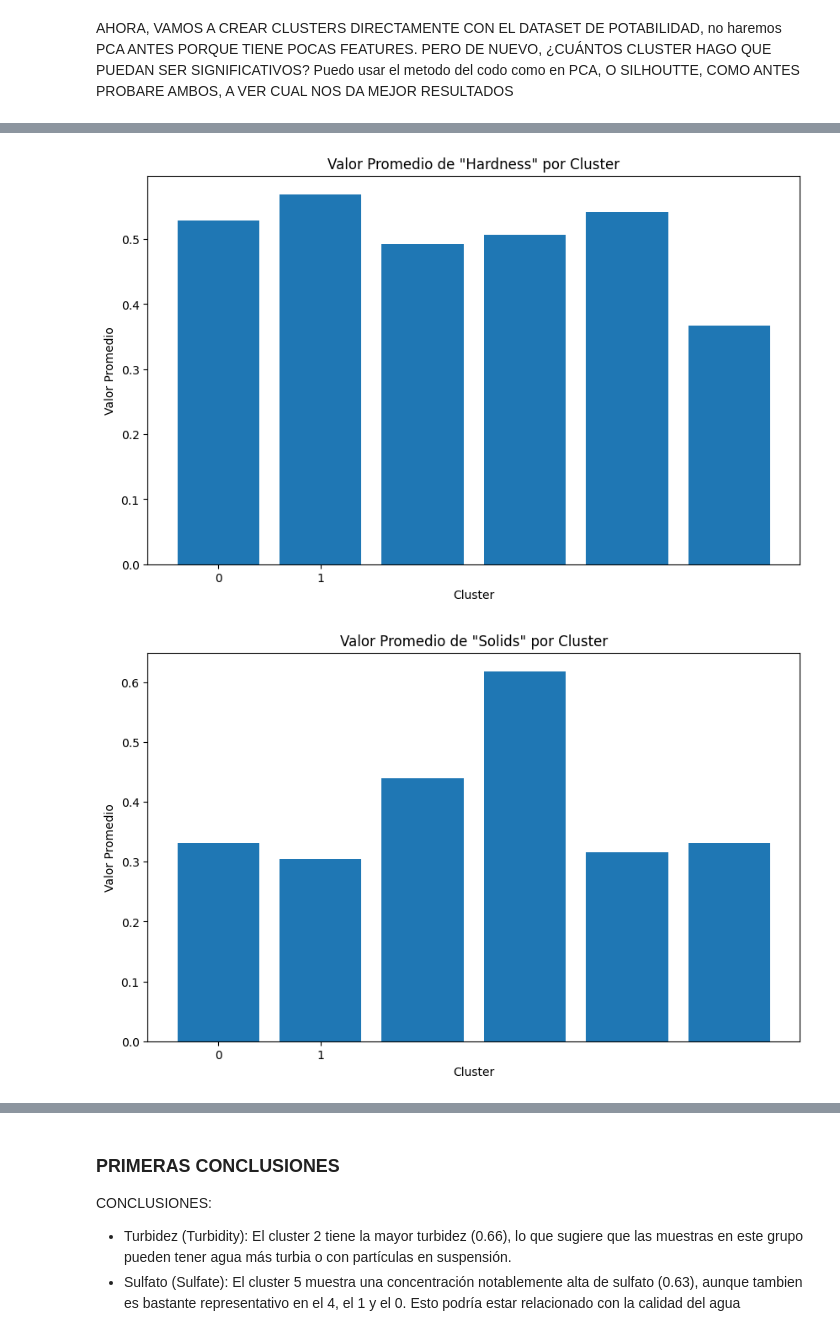
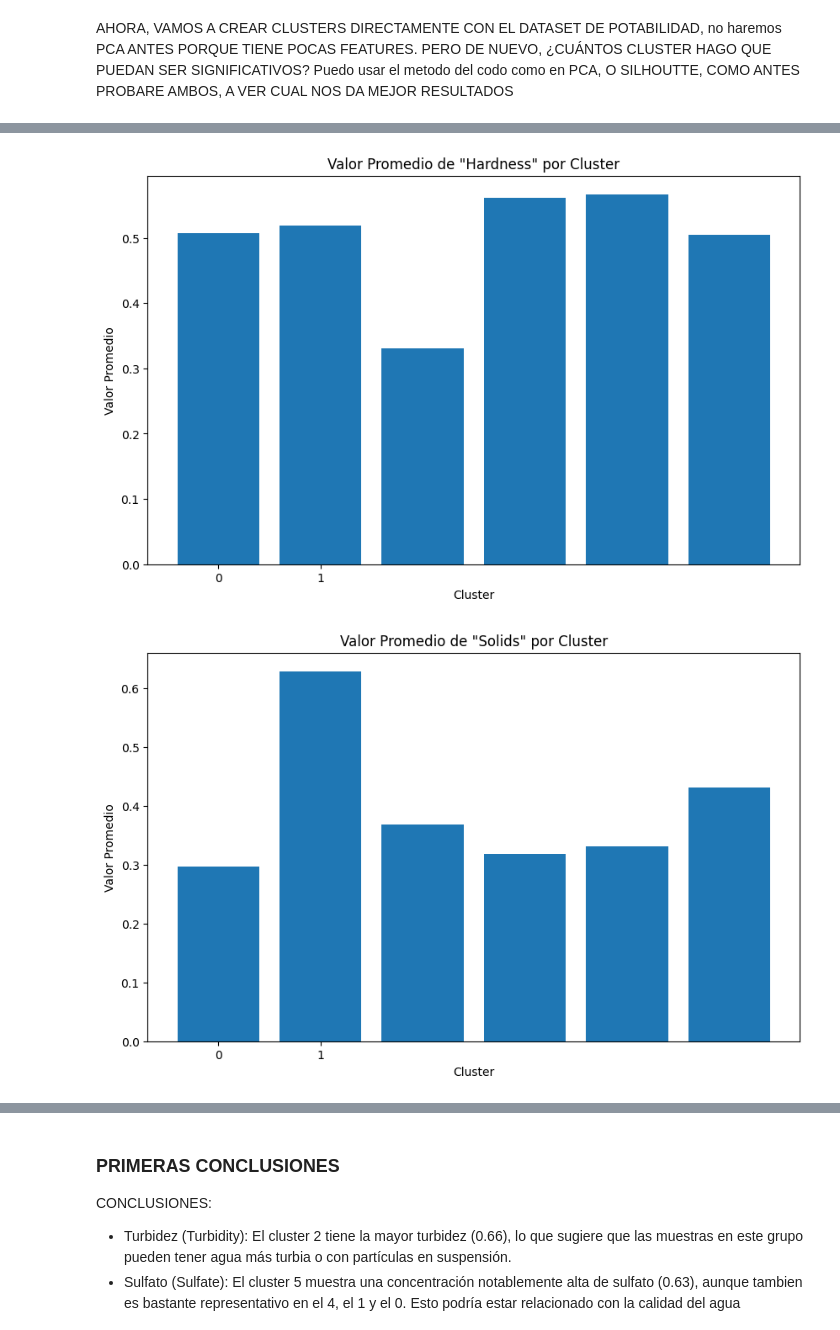
Before and after one commit to cris-jimenez89/MACHINE_LEARNING_CALIDAD_DEL_AGUA, a Jupyter notebook: proyecto_machine/src/notebooks/project-resume.ipynb, the cells around one changed output, grey strips where cells are left out. Drawn from its saved outputs; the diff is of its cells as text; code cells hidden in the pictures.

```diff
--- a/proyecto_machine/src/notebooks/project-resume.ipynb
+++ b/proyecto_machine/src/notebooks/project-resume.ipynb
@@ -1210,6 +1213,6 @@ cluster_4_data # Y ANALIZAMOS CADA CLUSTER, importante SI QUEREMOS USAR LAS ETIQ
 # %%
 # Para representar la diferencia en la media en cada cluster de cada componente
-cluster_means2 = potabilidad_media.groupby('cluster').mean()
+cluster_means2 = potabilidad_clusterizada.groupby('cluster').mean()
 features = cluster_means2.columns # las caracteristicas
 for feature in features:
     plt.figure(figsize=(10, 6))
@@ -1224,2 +1227,2 @@ for feature in features:
-[figure, old version]
+[figure, new version]
-[figure, old version]
+[figure, new version]
```
Also changed, not shown: parts of 29 cells of this notebook, 5 other files.
